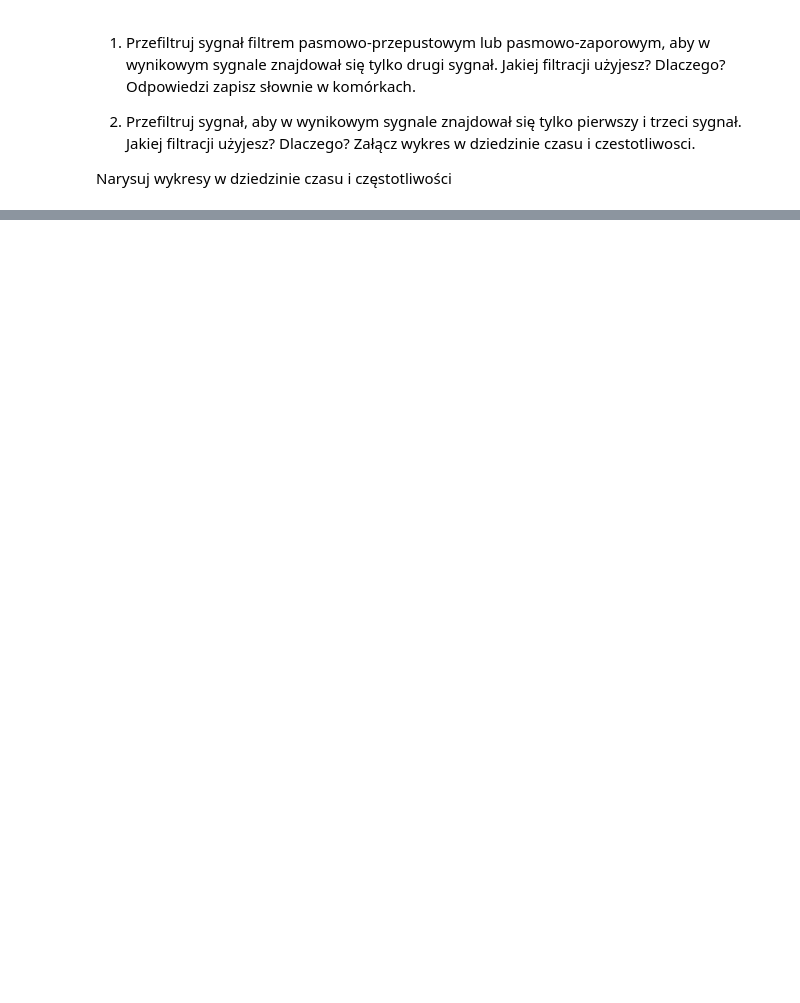
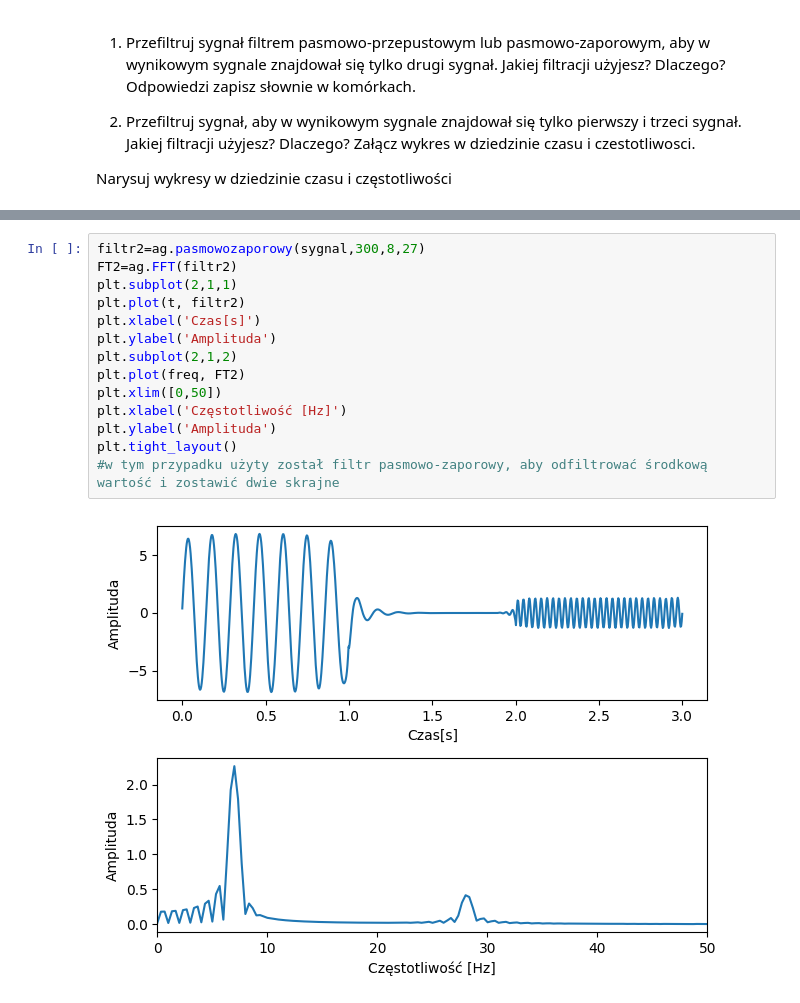
Before and after one commit to jvlkafl/kogni-HCI-sem3, a Jupyter notebook: 03_04_analiza_sygnalow copy/04_zadanie_domowe.ipynb, the cells around one changed output, grey strips where cells are left out. Cells and saved outputs as stored; diff of their text form; blank space fills up the shorter version.

```diff
--- a/03_04_analiza_sygnalow copy/04_zadanie_domowe.ipynb
+++ b/03_04_analiza_sygnalow copy/04_zadanie_domowe.ipynb
@@ -34,0 +85,16 @@ Narysuj wykresy w dziedzinie czasu i częstotliwości
+# %%
+filtr2=ag.pasmowozaporowy(sygnal,300,8,27)
+FT2=ag.FFT(filtr2)
+plt.subplot(2,1,1)
+plt.plot(t, filtr2)
+plt.xlabel('Czas[s]')
+plt.ylabel('Amplituda')
+plt.subplot(2,1,2)
+plt.plot(freq, FT2)
+plt.xlim([0,50])
+plt.xlabel('Częstotliwość [Hz]')
+plt.ylabel('Amplituda')
+plt.tight_layout()
+#w tym przypadku użyty został filtr pasmowo-zaporowy, aby odfiltrować środkową wartość i zostawić dwie skrajne
+# %% [output]
+[figure, added]
```
Also changed, not shown: parts of 5 cells of this notebook.
